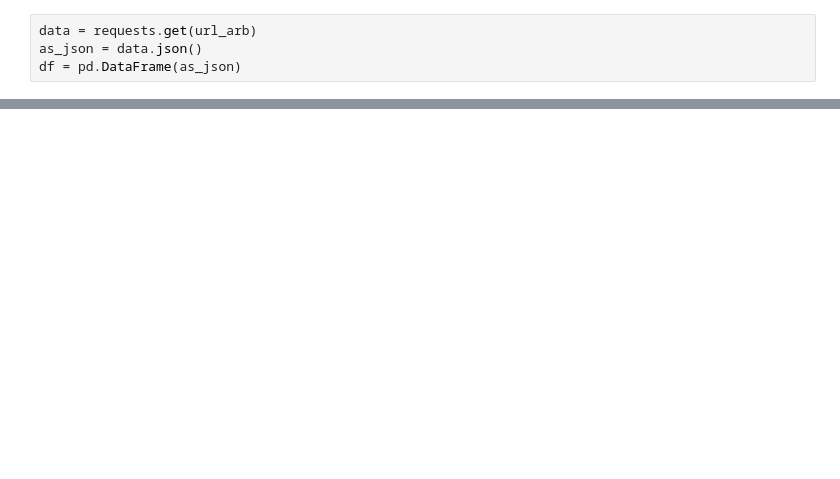
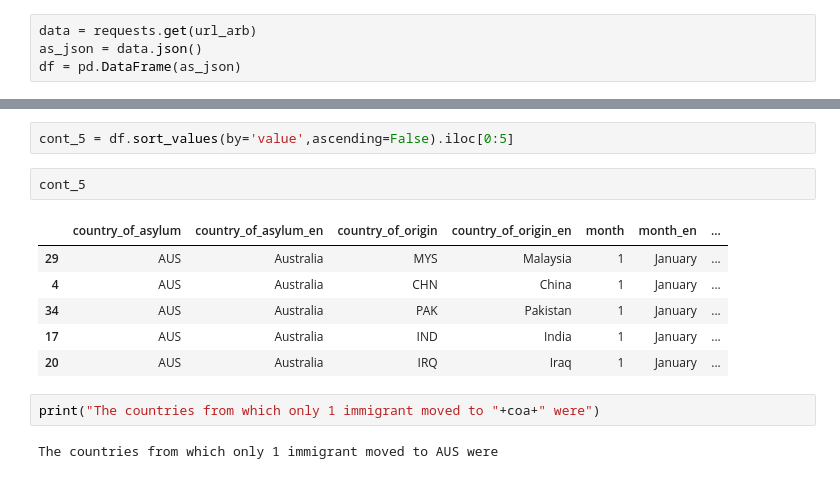
Before and after one commit to tiger-bug/Advanced_Class, a Jupyter notebook: jupyter_stuff/Week_9/Week_9_assignment.ipynb, the cells around one changed output, grey strips where cells are left out. Drawn from its saved outputs; the diff is of its cells as text; blank space fills up the shorter version.

```diff
--- a/jupyter_stuff/Week_9/Week_9_assignment.ipynb
+++ b/jupyter_stuff/Week_9/Week_9_assignment.ipynb
@@ -411,0 +436,15 @@ df
+# %%
+cont_5 = df.sort_values(by='value',ascending=False).iloc[0:5]
+# %%
+cont_5
+# %% [output]
+|  | country_of_asylum | country_of_asylum_en | country_of_origin | country_of_origin_en | month | month_en | ... |
+| 29 | AUS | Australia | MYS | Malaysia | 1 | January | ... |
+| 4 | AUS | Australia | CHN | China | 1 | January | ... |
+| 34 | AUS | Australia | PAK | Pakistan | 1 | January | ... |
+| 17 | AUS | Australia | IND | India | 1 | January | ... |
+| 20 | AUS | Australia | IRQ | Iraq | 1 | January | ... |
+# %%
+print("The countries from which only 1 immigrant moved to "+coa+" were")
+# %% [output]
+The countries from which only 1 immigrant moved to AUS were
```
Also changed, not shown: parts of 21 cells of this notebook.
